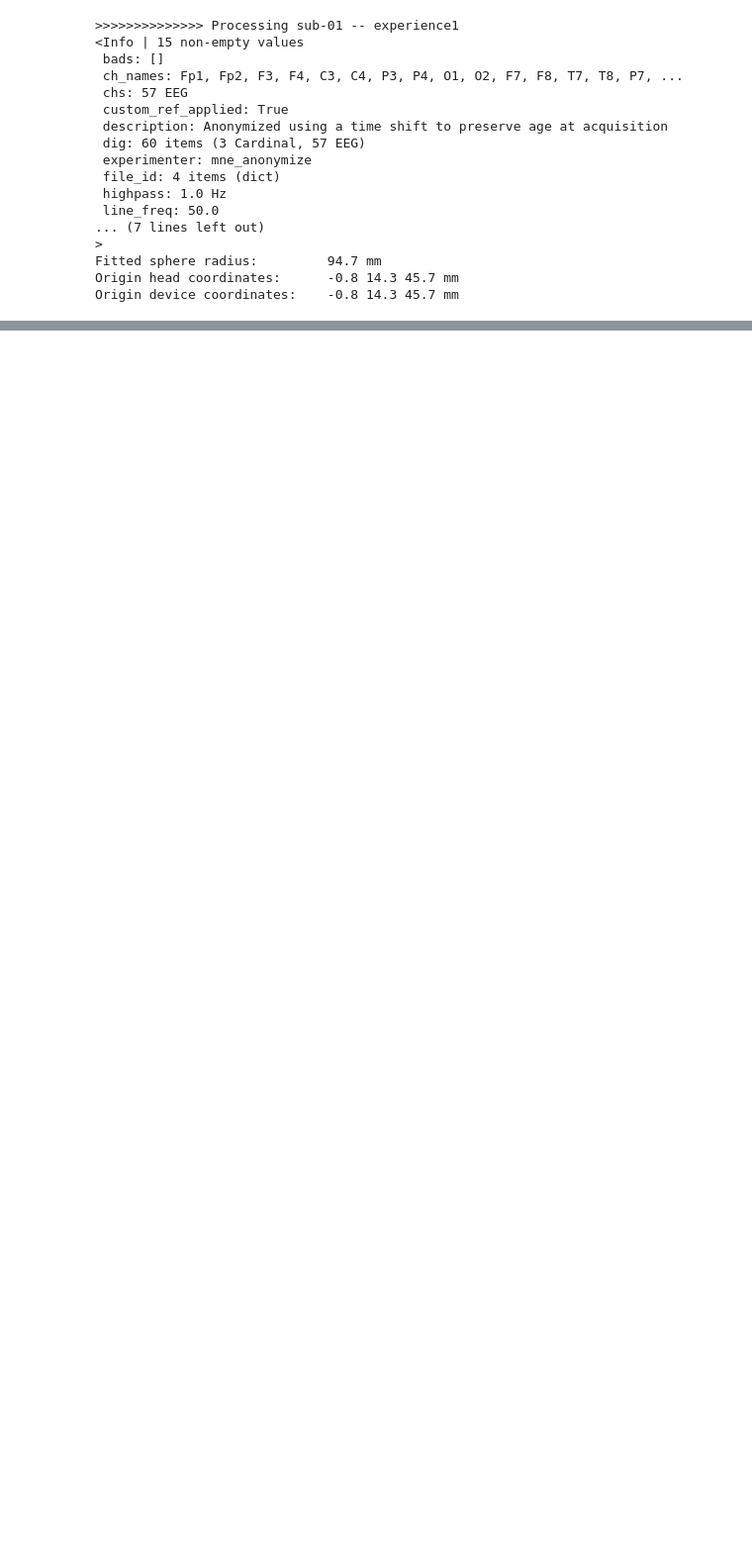
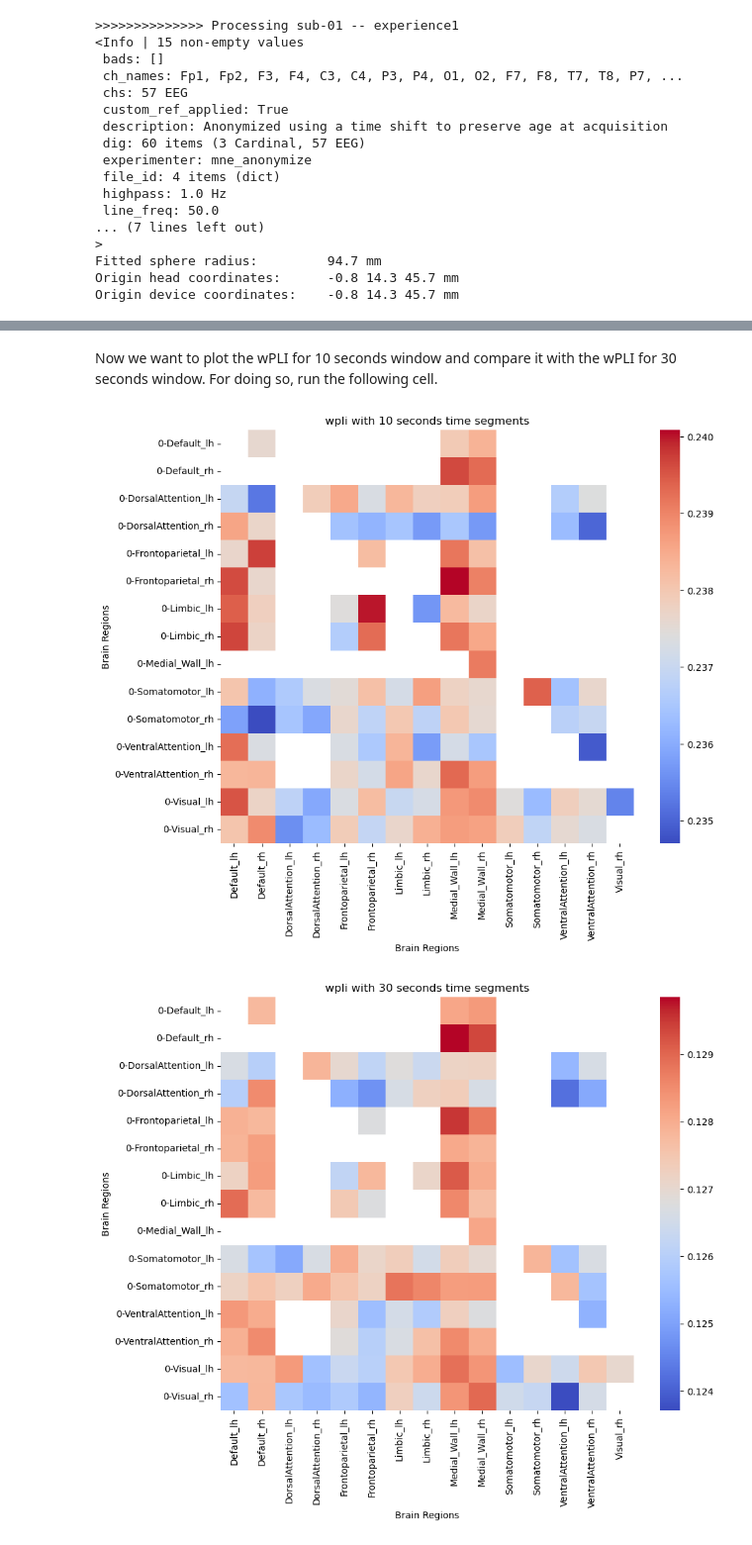
Before and after one commit to Yeganehfrh/SugNet, a Jupyter notebook: notebooks/archived/wPLI.ipynb, the cells around one changed output, grey strips where cells are left out. Shown at 99% size. Saved outputs shown, nothing was run; the diff lists cells and outputs as text; code cells hidden in the pictures; blank space fills up the shorter version.

Commit message:
visualize how connectivity  window length affect wPLI connectivity values at source level.

```diff
--- a/notebooks/archived/wPLI.ipynb
+++ b/notebooks/archived/wPLI.ipynb
@@ -389,0 +470,60 @@ df.set_index(new_cols)
+# %% [markdown]
+Now we want to plot the wPLI for 10 seconds window and compare it with the wPLI for 30 seconds window. For doing so, run the following cell.
+# %%
+import seaborn as sns
+import matplotlib.pyplot as plt
+
+def prepare_df(df, band=None):
+    if band != None:
+        cols = [c for c in df.columns if band in c]
+        df = df[cols]
+
+    # remove band name from column names
+    idx = len(band) + 1
+    new_cols = [c[:-idx] for c in df.columns]
+    df.columns = new_cols
+
+    # average over subjects (rows)
+    df = df.mean(axis=0).to_frame().T
+
+    # # Split column names by special character and create multi-level column index
+    new_cols = []
+    for c in df.columns:
+        new_cols.append(tuple(c.split('\N{left right arrow}')))
+    df.columns = pd.MultiIndex.from_tuples(new_cols)
+
+    # Bring the second columns in a multicolumn dataframe into the index
+    df = df.stack(level=1)
+    return df
+
+def plot_connectivity_matrix(df, title, figsize=(10, 8)):
+    # Set up the figure
+    fig, ax = plt.subplots(figsize=(10, 8))
+
+    # Create the heatmap
+    sns.heatmap(df, cmap='coolwarm', square=True, ax=ax)
+
+    # Set the title and axis labels
+    ax.set_title(title)
+    ax.set_xlabel('Brain Regions')
+    ax.set_ylabel('Brain Regions')
+
+    # Show the plot
+    plt.show()
+
+
+# ----------------- wpli with 10 seconds time segments -----------------
+wpli_10s = df_total.copy()
+# new_cols = [c[:-6] for c in wpli_10s.columns]
+# wpli_10s.columns = new_cols
+wplis_10s = prepare_df(wpli_10s, band='theta')
+plot_connectivity_matrix(wplis_10s, title='wpli with 10 seconds time segments')
+
+# ----------------- wpli with 30 seconds time segments -----------------
+# Load the data
+wplis_30s = pd.read_csv('data/classification_datasets/wpli_source.csv')
+wplis_30s = prepare_df(wplis_30s, band='theta')
+plot_connectivity_matrix(wplis_30s, title='wpli with 30 seconds time segments')
+# %% [output]
+[figure, added]
+[figure, added]
```
Also changed, not shown: parts of 10 cells of this notebook.
